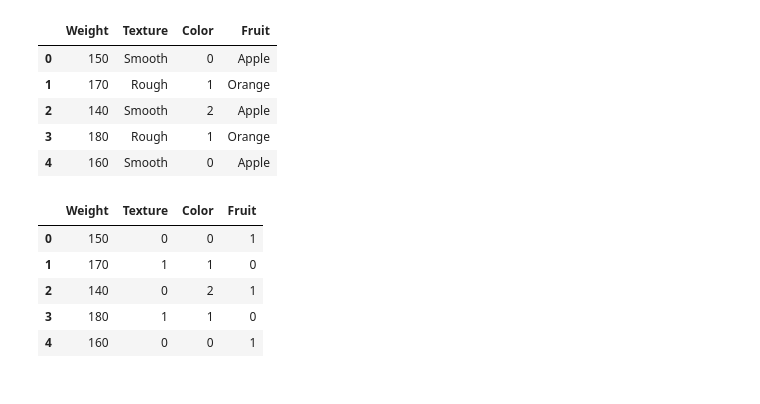
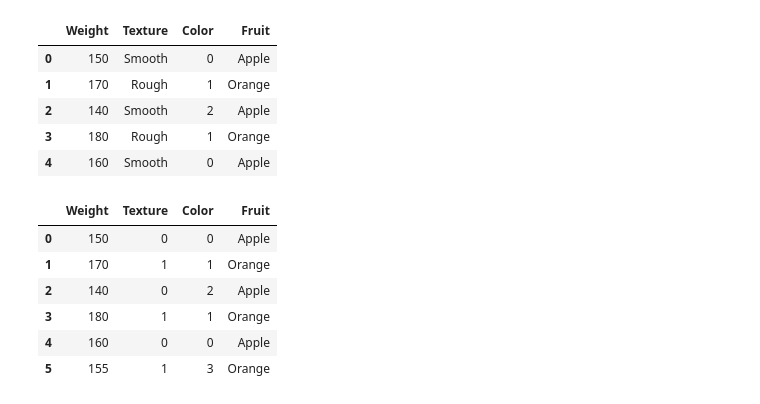
Before and after one commit to koffandaff/Python-2, a Jupyter notebook: T2/Ch5/Notes/Dhruvil/ch5.ipynb, the cells around one changed output. Drawn from its saved outputs; the diff is of its cells as text; code cells hidden in the pictures.

```diff
--- a/T2/Ch5/Notes/Dhruvil/ch5.ipynb
+++ b/T2/Ch5/Notes/Dhruvil/ch5.ipynb
@@ -972,14 +972,13 @@ df.head()
 | 4 | 160 | Smooth | 0 | Apple |
 # %%
 df['Texture'] = np.where(df['Texture']=='Smooth',0,1)
-# %%
-df['Fruit'] = np.where(df['Fruit']=='Orange',0,1)
 # %%
-df.head()
+df
 # %% [output]
 |  | Weight | Texture | Color | Fruit |
-| 0 | 150 | 0 | 0 | 1 |
-| 1 | 170 | 1 | 1 | 0 |
-| 2 | 140 | 0 | 2 | 1 |
-| 3 | 180 | 1 | 1 | 0 |
-| 4 | 160 | 0 | 0 | 1 |
+| 0 | 150 | 0 | 0 | Apple |
+| 1 | 170 | 1 | 1 | Orange |
+| 2 | 140 | 0 | 2 | Apple |
+| 3 | 180 | 1 | 1 | Orange |
+| 4 | 160 | 0 | 0 | Apple |
+| 5 | 155 | 1 | 3 | Orange |
```
Also changed, not shown: parts of 15 cells of this notebook.
